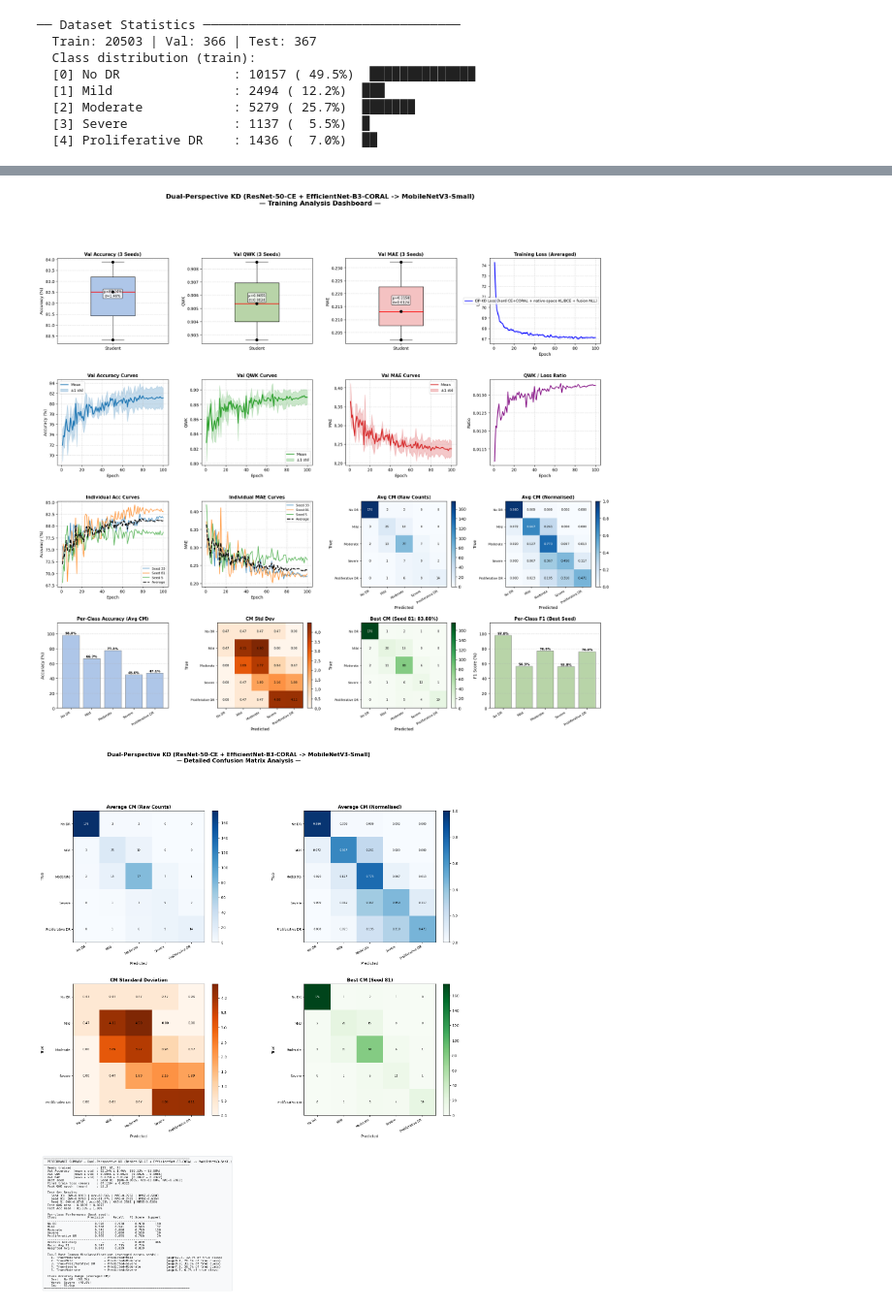
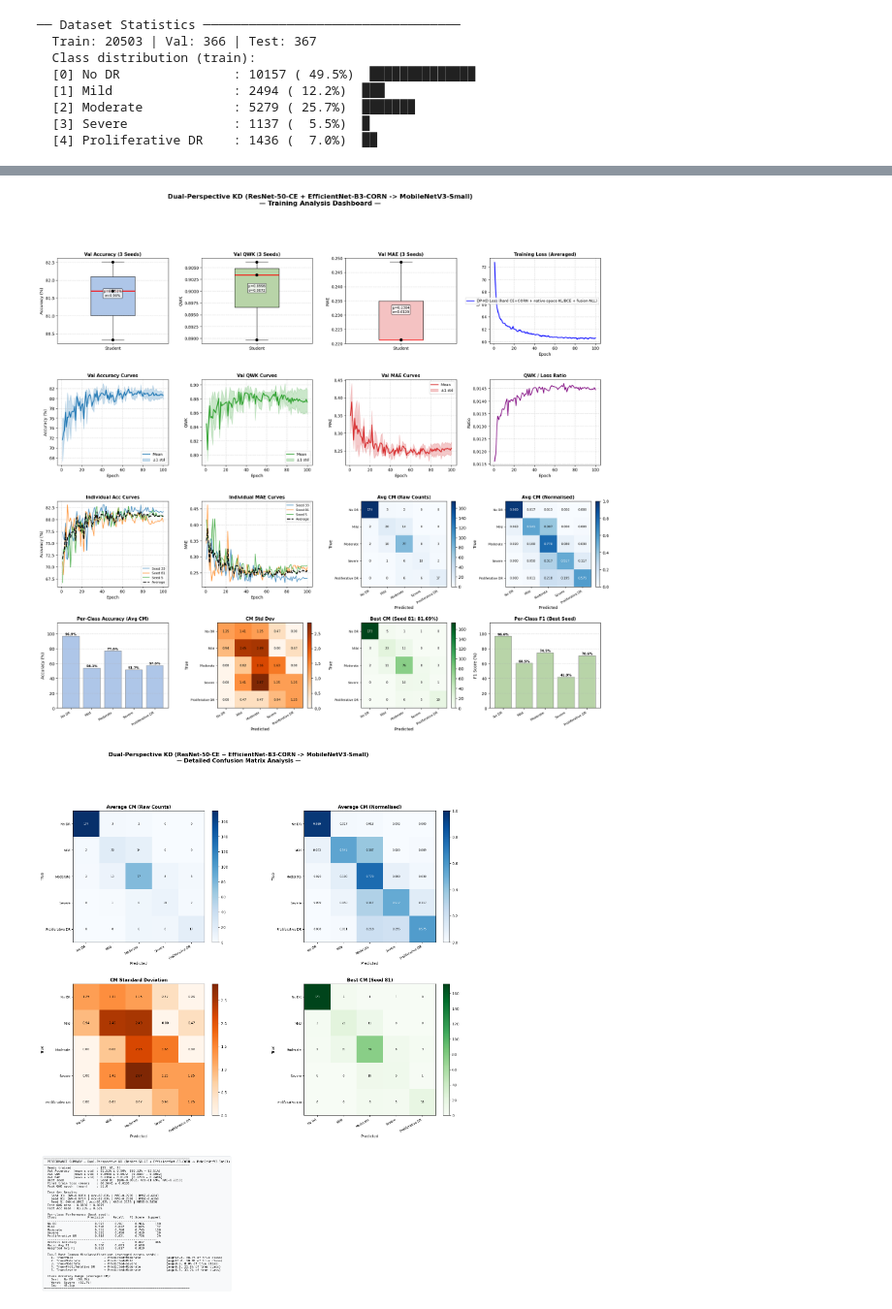
Before and after one commit to almirari/dr-classification, a Jupyter notebook: 04_kd_multi/dualheaded_hybrid_resnet50_efficientnetb3.ipynb, the cells around one changed output, grey strips where cells are left out. Shown at 97% size. Drawn from its saved outputs; the diff is of its cells as text; code cells hidden in the pictures.

```diff
--- a/04_kd_multi/dualheaded_hybrid_resnet50_efficientnetb3.ipynb
+++ b/04_kd_multi/dualheaded_hybrid_resnet50_efficientnetb3.ipynb
@@ -298,9 +310,9 @@ def evaluate_val_ce(model, loader):
             p.tolist(), y.tolist())
 
 
-def evaluate_val_coral(model, fwd_fn, loader):
+def evaluate_val_corn(model, fwd_fn, loader):
     p, y = _eval_loop(model, loader,
-                      lambda m, x: coral_predict(fwd_fn(m, x)))
+                      lambda m, x: corn_predict(fwd_fn(m, x)))
     return (float(cohen_kappa_score(y, p, weights='quadratic')),
             float(np.mean(y == p)),
             float(np.mean(np.abs(y - p))),
@@ -504,15 +508,15 @@ def evaluate_on_test_dual(model, loader):
             'rmse': float(np.sqrt(np.mean((y - p) ** 2))),
             'preds': p.tolist(), 'labels': y.tolist()}
 # %%
-def train_dual_student(seed, t_ce_model, t_coral_model):
-    best_path   = f'{CKPT_DIR}/dpkd_seed{seed}_best.pth'
-    resume_path = f'{CKPT_DIR}/dpkd_seed{seed}_resume.pth'
+def train_dual_student(seed, t_ce_model, t_corn_model):
+    best_path   = f'{CKPT_DIR}/dpkd_corn_seed{seed}_best.pth'
+    resume_path = f'{CKPT_DIR}/dpkd_corn_seed{seed}_resume.pth'
 
     set_seed(seed)
     student = DualHeadStudent(NUM_CLASSES).to(device)
-    t_ce_ref    = t_ce_model.to(device).eval()
-    t_coral_ref = t_coral_model.to(device).eval()
-    for p in list(t_ce_ref.parameters()) + list(t_coral_ref.parameters()):
+    t_ce_ref   = t_ce_model.to(device).eval()
+    t_corn_ref = t_corn_model.to(device).eval()
+    for p in list(t_ce_ref.parameters()) + list(t_corn_ref.parameters()):
         p.requires_grad_(False)
 
     opt    = optim.AdamW(student.parameters(), lr=S_LR, weight_decay=S_WEIGHT_DECAY)
@@ -542,17 +546,17 @@ def train_dual_student(seed, t_ce_model, t_coral_model):
                 with torch.amp.autocast('cuda'):
                     s_nom, s_ord   = fwd_dual_student(student, imgs)
                     t_ce_logits    = fwd_resnet_ce(t_ce_ref, imgs).detach()
-                    t_coral_logits = fwd_efficientnet_coral(t_coral_ref, imgs).detach()
+                    t_corn_logits = fwd_efficientnet_corn(t_corn_ref, imgs).detach()
                     loss = dp_kd_loss(student, s_nom, s_ord, t_ce_logits,
-                                      t_coral_logits, labels,
+                                      t_corn_logits, labels,
                                       alpha=KD_ALPHA, temperature=KD_TEMPERATURE)
                 scaler.scale(loss).backward(); scaler.step(opt); scaler.update()
             else:
                 s_nom, s_ord   = fwd_dual_student(student, imgs)
                 t_ce_logits    = fwd_resnet_ce(t_ce_ref, imgs).detach()
-                t_coral_logits = fwd_efficientnet_coral(t_coral_ref, imgs).detach()
+                t_corn_logits = fwd_efficientnet_corn(t_corn_ref, imgs).detach()
                 loss = dp_kd_loss(student, s_nom, s_ord, t_ce_logits,
-                                  t_coral_logits, labels,
+                                  t_corn_logits, labels,
                                   alpha=KD_ALPHA, temperature=KD_TEMPERATURE)
                 loss.backward(); opt.step()
             running_loss += loss.item()
@@ -890,9 +894,9 @@ def analyse_results(results_list, scenario_title,
 results_dpkd     = []
 trained_dpkd     = []
 for seed in SEEDS:
-    print(f"\n  Dual-Perspective KD (ResNet-50-CE + EfficientNet-B3-CORAL -> "
+    print(f"\n  Dual-Perspective KD (ResNet-50-CE + EfficientNet-B3-CORN -> "
           f"MobileNetV3-Small, two native heads)  |  Seed {seed}\n")
-    res = train_dual_student(seed, t_ce, t_coral)
+    res = train_dual_student(seed, t_ce, t_corn)
     results_dpkd.append(res)
     trained_dpkd.append(res['model'])
     cleanup_memory()
@@ -922,11 +932,11 @@ for seed, student_model, res in zip(SEEDS, trained_dpkd, results_dpkd):
 # %%
 analyse_results(
     results_dpkd,
-    "Dual-Perspective KD (ResNet-50-CE + EfficientNet-B3-CORAL -> MobileNetV3-Small)",
-    loss_label="DP-KD Loss (hard CE+CORAL + native-space KL/BCE + fusion NLL)",
+    "Dual-Perspective KD (ResNet-50-CE + EfficientNet-B3-CORN -> MobileNetV3-Small)",
+    loss_label="DP-KD Loss (hard CE+CORN + native-space KL/BCE + fusion NLL)",
     test_results_list=test_results_dpkd,
 )
 # %% [output]
-[figure, old version]
+[figure, new version]
-[figure, old version]
+[figure, new version]
 ================================================================================
```
Also changed, not shown: parts of 7 cells of this notebook.
